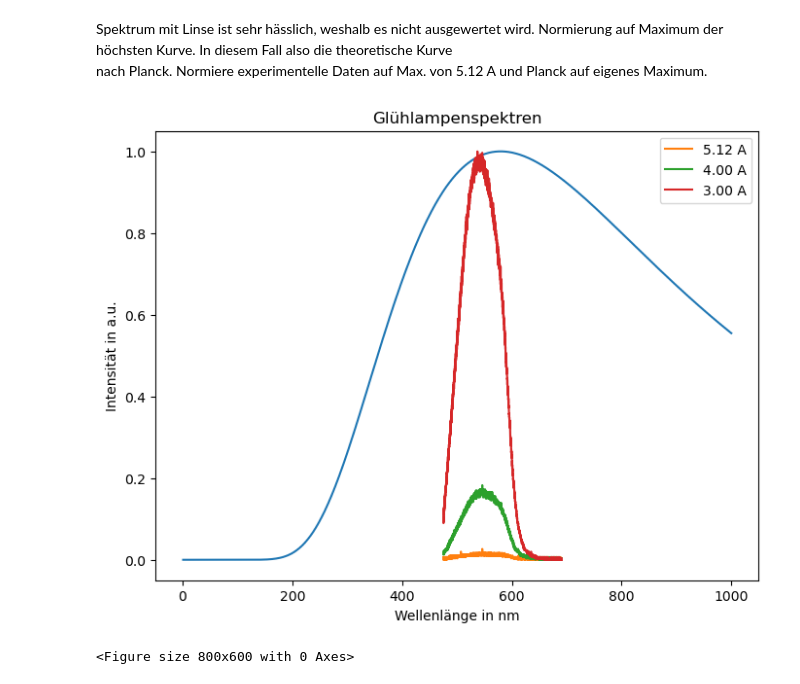
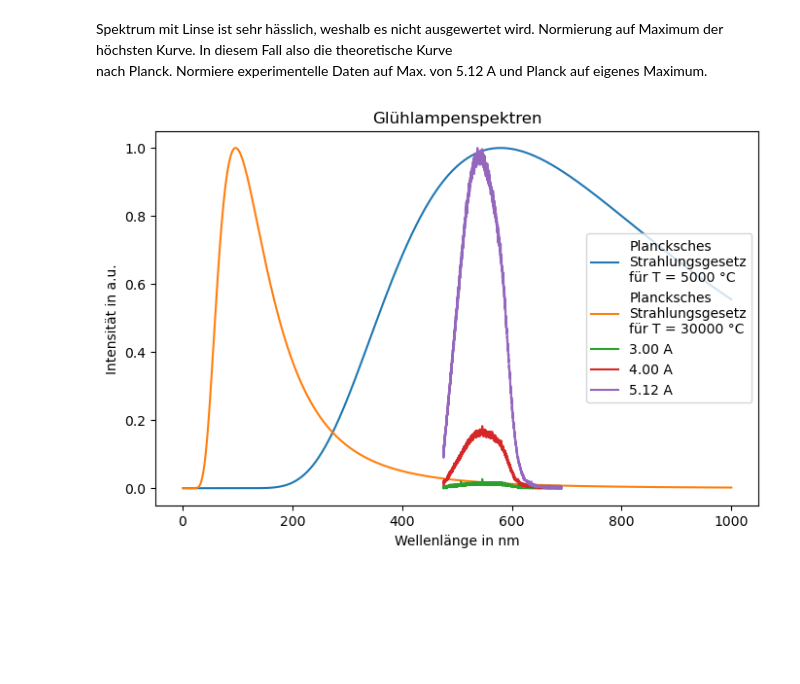
Before and after one commit to hannes-ebe/F-Prak-B, a Jupyter notebook: Jodbanden/gluehlampe.ipynb, the cells around one changed output. Cells and saved outputs as stored; diff of their text form; code cells hidden in the pictures; blank space fills up the shorter version.

```diff
--- a/Jodbanden/gluehlampe.ipynb
+++ b/Jodbanden/gluehlampe.ipynb
@@ -102,32 +102,40 @@ nach Planck. Normiere experimentelle Daten auf Max. von 5.12 A und Planck auf ei
 # %%
 True_or_False = False
 linse0 = Glueh('data/Gluehlampenspektrum/spek_linse_0.dat',norm=True_or_False)
 spek300 = Glueh('data/Gluehlampenspektrum/spek_-3_300.dat',norm=True_or_False)
 spek400 = Glueh('data/Gluehlampenspektrum/spek_-3_400.dat',norm=True_or_False)
 spek512 = Glueh('data/Gluehlampenspektrum/spek_-3_512.dat',norm=True_or_False)
 spek512_4 = Glueh('data/Gluehlampenspektrum/spek_-4_512.dat',norm=True_or_False)
 
 
-fig = plt.figure(figsize=(8,6))
+fig = plt.figure(figsize=(8,5))
 
+Temp = 5000
 lam = np.linspace(1e-9,1000e-9,1000)
-int_lam = spek512.planck(lam,5000)
+int_lam = spek512.planck(lam,Temp)
 norm_factor_planck = max(int_lam)
+plt.plot(lam*1e9,int_lam/norm_factor_planck,label=f'Plancksches\nStrahlungsgesetz\nfür T = {Temp} °C')
 
-plt.plot(lam*1e9,int_lam/norm_factor_planck)
+Temp = 30000
+lam = np.linspace(1e-9,1000e-9,1000)
+int_lam = spek512.planck(lam,Temp)
+norm_factor_planck = max(int_lam)
+plt.plot(lam*1e9,int_lam/norm_factor_planck,label=f'Plancksches\nStrahlungsgesetz\nfür T = {Temp} °C')
 
 norm_factor = max(spek512.intensity)
 
-plt.plot(spek300.steps_to_lambda(spek300.steps,p),spek300.intensity/norm_factor,label='5.12 A')
+plt.plot(spek300.steps_to_lambda(spek300.steps,p),spek300.intensity/norm_factor,label='3.00 A')
 plt.plot(spek400.steps_to_lambda(spek400.steps,p),spek400.intensity/norm_factor,label='4.00 A')
-plt.plot(spek512.steps_to_lambda(spek512.steps,p),spek512.intensity/norm_factor,label='3.00 A')
+plt.plot(spek512.steps_to_lambda(spek512.steps,p),spek512.intensity/norm_factor,label='5.12 A')
+# plt.plot(spek512_4.steps_to_lambda(spek512_4.steps,p),spek512_4.intensity/norm_factor)
+# plt.plot(linse0.steps_to_lambda(linse0.steps,p),linse0.intensity/norm_factor)
 
 
-
-plt.legend()
+plt.legend(loc=5)
 plt.xlabel('Wellenlänge in nm')
 plt.ylabel('Intensität in a.u.')
 plt.title('Glühlampenspektren')
+
+plt.savefig('plots/gluehlampenspektren.pdf')
 # %% [output]
-[figure, old version]
+[figure, new version]
-<Figure size 800x600 with 0 Axes>
```
Also changed, not shown: parts of 2 cells of this notebook.
